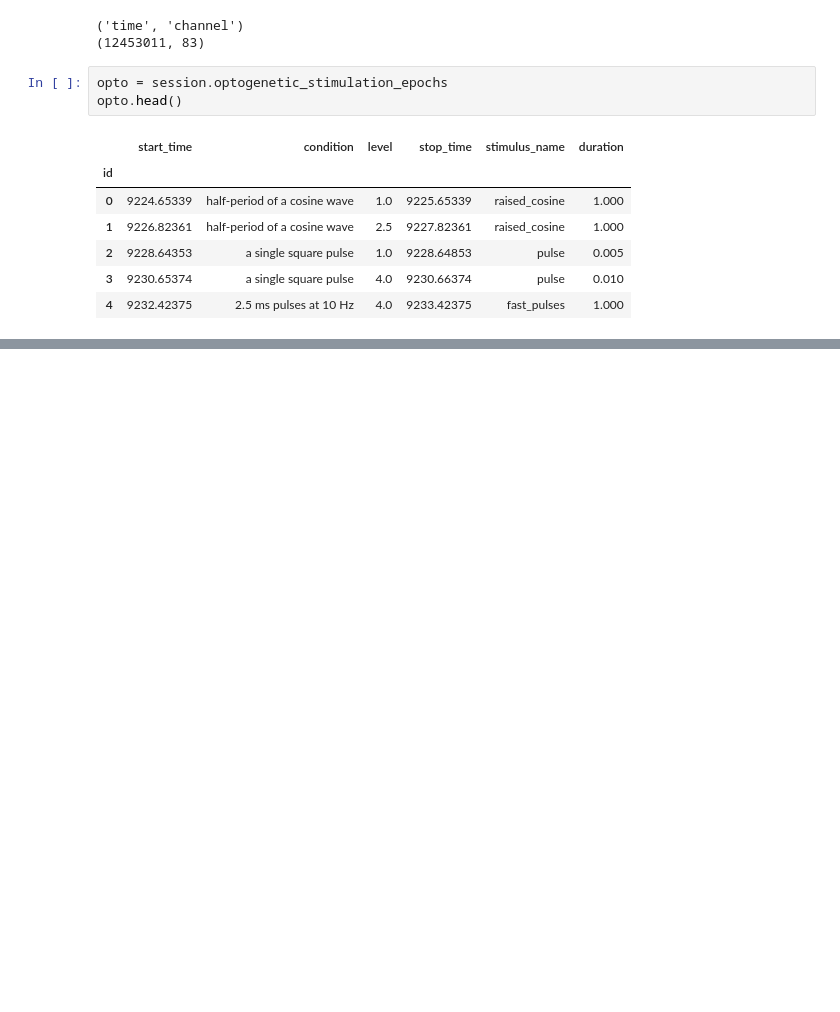
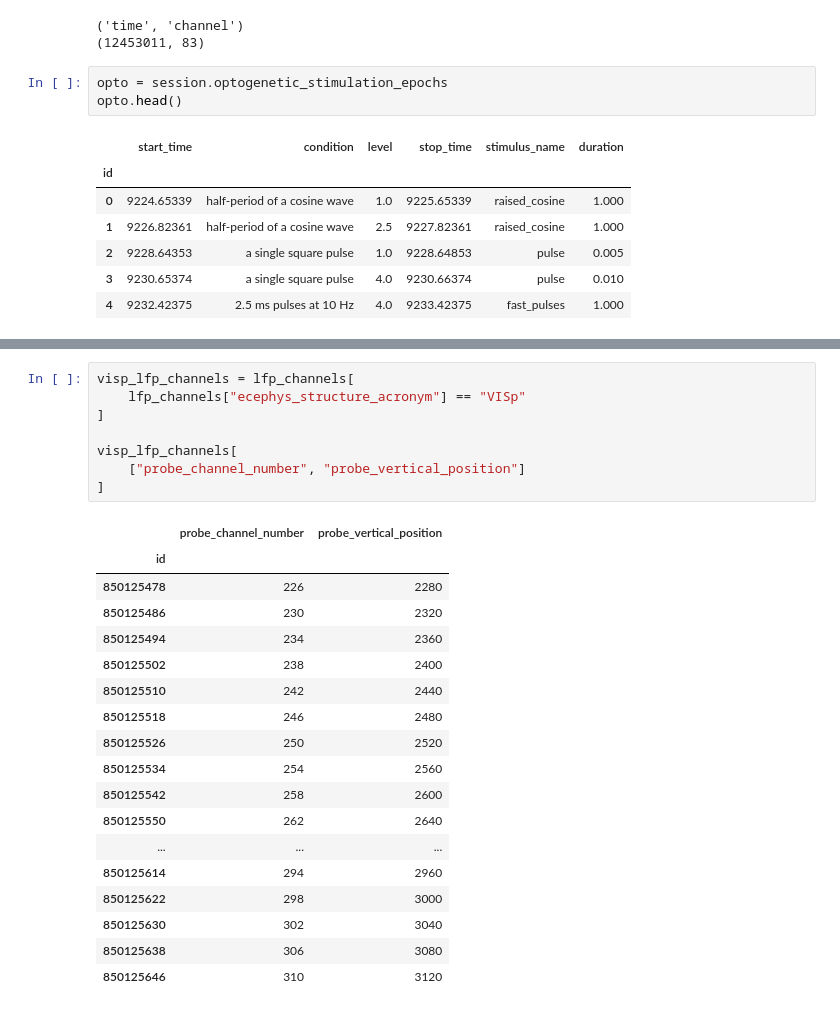
Before and after one commit to KeanuVentura/spikes2slope, a Jupyter notebook: spikeseda.ipynb, the cells around one changed output, grey strips where cells are left out. Saved outputs shown, nothing was run; the diff lists cells and outputs as text; blank space fills up the shorter version.

```diff
--- a/spikeseda.ipynb
+++ b/spikeseda.ipynb
@@ -175,0 +207,27 @@ SyntaxError: invalid syntax (1568321273.py, line 1)
+# %%
+visp_lfp_channels = lfp_channels[
+    lfp_channels["ecephys_structure_acronym"] == "VISp"
+]
+
+visp_lfp_channels[
+    ["probe_channel_number", "probe_vertical_position"]
+]
+# %% [output]
+|  | probe_channel_number | probe_vertical_position |
+| id |  |  |
+| 850125478 | 226 | 2280 |
+| 850125486 | 230 | 2320 |
+| 850125494 | 234 | 2360 |
+| 850125502 | 238 | 2400 |
+| 850125510 | 242 | 2440 |
+| 850125518 | 246 | 2480 |
+| 850125526 | 250 | 2520 |
+| 850125534 | 254 | 2560 |
+| 850125542 | 258 | 2600 |
+| 850125550 | 262 | 2640 |
+| ... | ... | ... |
+| 850125614 | 294 | 2960 |
+| 850125622 | 298 | 3000 |
+| 850125630 | 302 | 3040 |
+| 850125638 | 306 | 3080 |
+| 850125646 | 310 | 3120 |
```
Also changed, not shown: parts of 6 cells of this notebook.
